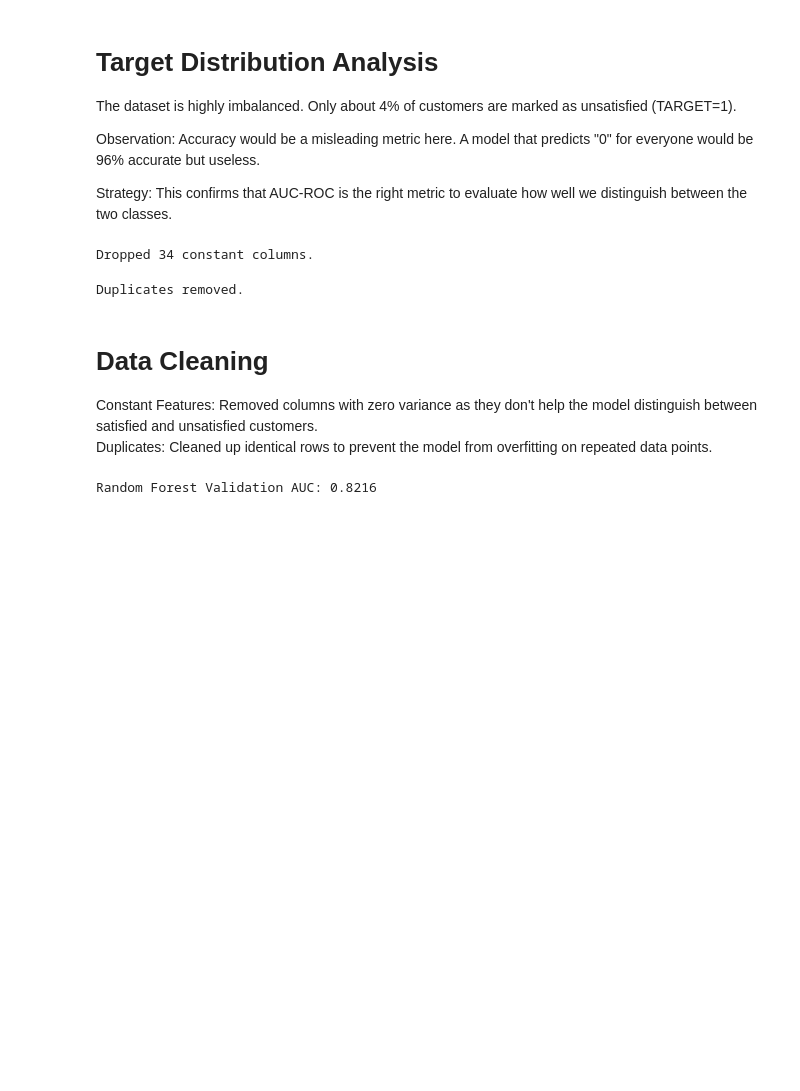
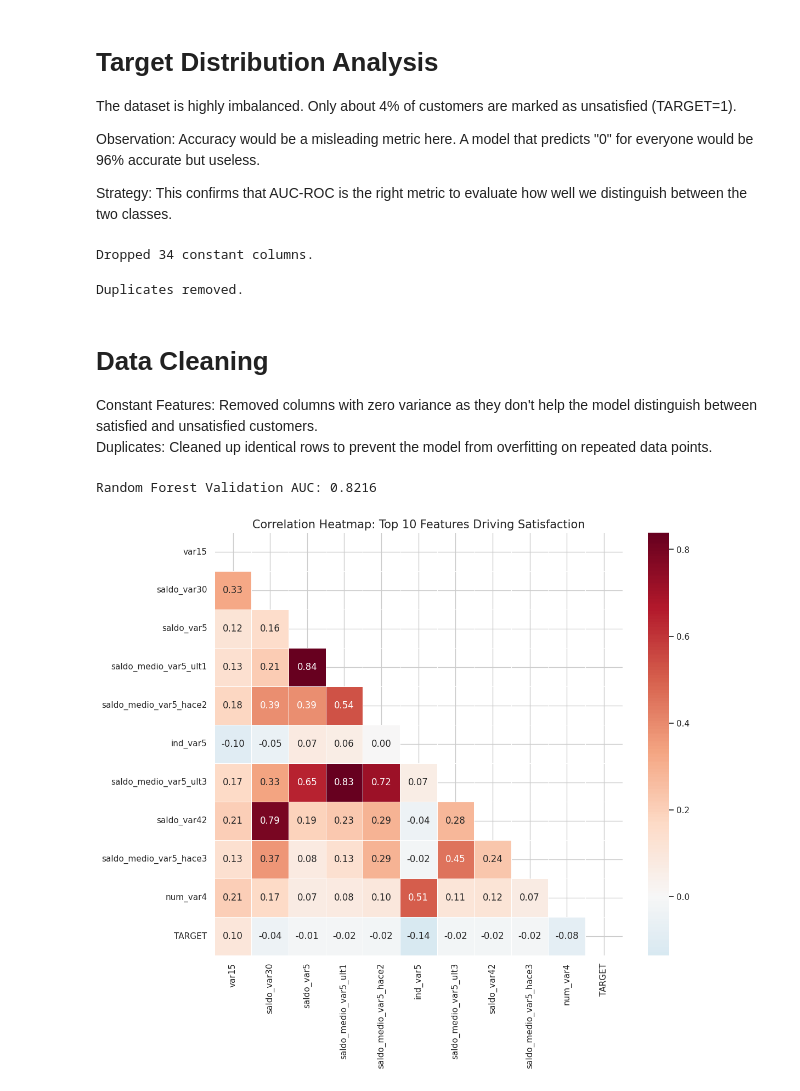
Before and after one commit to Subham-Kalwar/Kaggle_Project_CustomerSatisfaction, a Jupyter notebook: myntbook.ipynb, the cells around one changed output. Saved outputs shown, nothing was run; the diff lists cells and outputs as text; code cells hidden in the pictures; blank space fills up the shorter version.

```diff
--- a/myntbook.ipynb
+++ b/myntbook.ipynb
@@ -232,3 +248,32 @@ val_auc = roc_auc_score(y_val, val_probs)
 print(f"Random Forest Validation AUC: {val_auc:.4f}")
 # %% [output]
 Random Forest Validation AUC: 0.8216
+# %%
+# 1. Get the feature importance series from your trained Random Forest
+importances = pd.Series(rf_model.feature_importances_, index=X.columns)
+
+# 2. Automatically grab the Top 10 existing column names
+top_10_names = importances.sort_values(ascending=False).head(10).index.tolist()
+
+# 3. Add the TARGET back to the list for the correlation math
+heatmap_cols = top_10_names + ['TARGET']
+
+# 4. Calculate and Plot
+plt.figure(figsize=(12, 10))
+correlation_matrix = train[heatmap_cols].corr()
+
+# Using a mask to hide the top half makes it look much cleaner (Professional Style)
+mask = np.triu(np.ones_like(correlation_matrix, dtype=bool))
+
+sns.heatmap(correlation_matrix,
+            mask=mask,
+            annot=True,
+            cmap='RdBu_r', # Red-Blue palette is great for correlations
+            center=0,
+            fmt=".2f",
+            linewidths=0.5)
+
+plt.title('Correlation Heatmap: Top 10 Features Driving Satisfaction', fontsize=15)
+plt.show()
+# %% [output]
+[figure, added]
```
Also changed, not shown: parts of 5 cells of this notebook.
